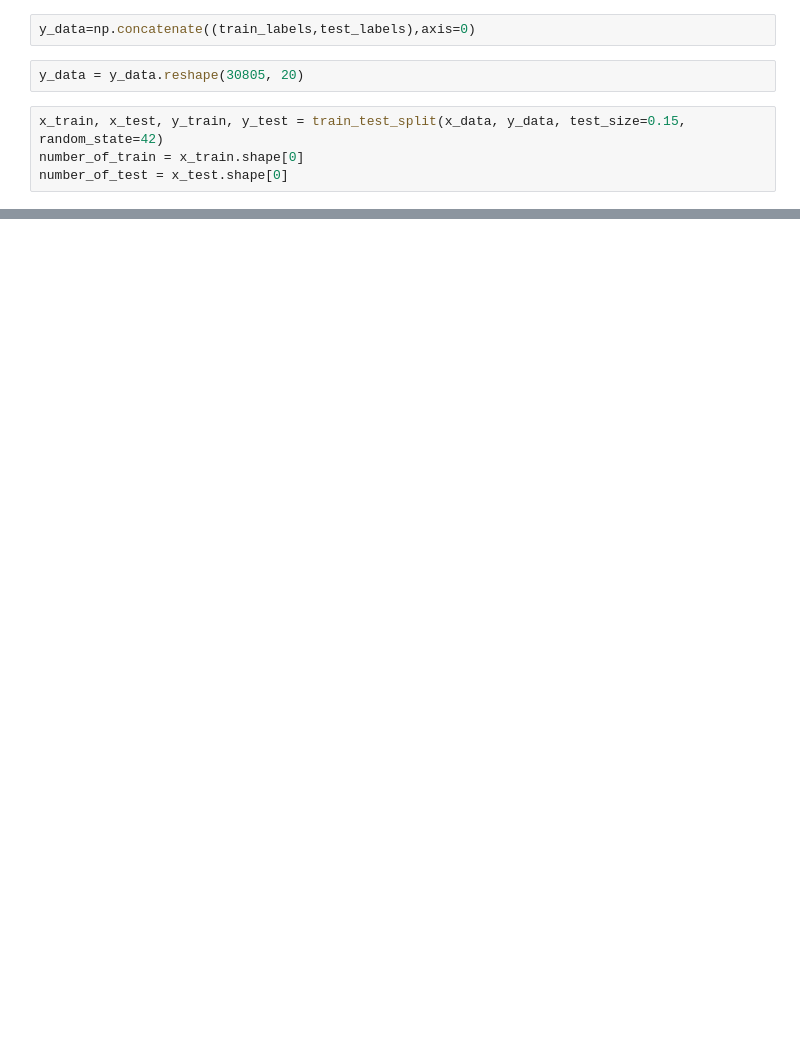
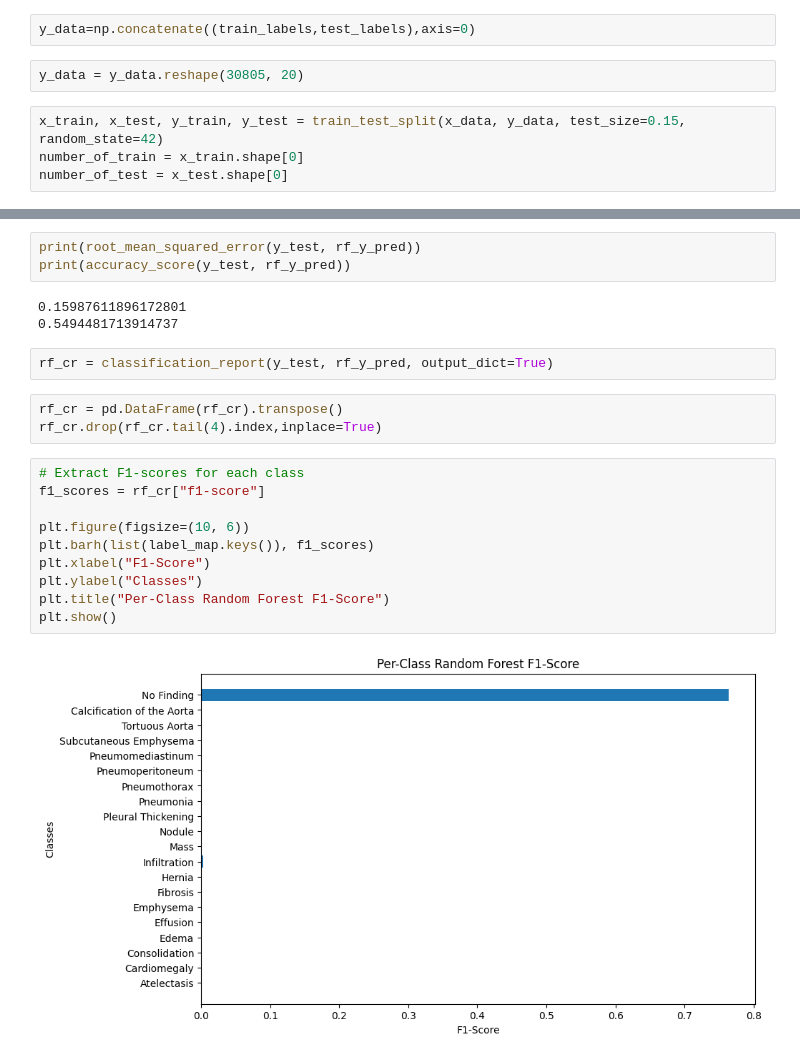
Before and after one commit to vagmi20/DS541-Project-ImageSegmentation, a Jupyter notebook: baseline/baseline_logistic.ipynb, the cells around one changed output, grey strips where cells are left out. Cells and saved outputs as stored; diff of their text form; blank space fills up the shorter version.

```diff
--- a/baseline/baseline_logistic.ipynb
+++ b/baseline/baseline_logistic.ipynb
@@ -174,0 +178,23 @@ np.float64(0.15963961106674884)
+# %%
+print(root_mean_squared_error(y_test, rf_y_pred))
+print(accuracy_score(y_test, rf_y_pred))
+# %% [output]
+0.15987611896172801
+0.5494481713914737
+# %%
+rf_cr = classification_report(y_test, rf_y_pred, output_dict=True)
+# %%
+rf_cr = pd.DataFrame(rf_cr).transpose()
+rf_cr.drop(rf_cr.tail(4).index,inplace=True)
+# %%
+# Extract F1-scores for each class
+f1_scores = rf_cr["f1-score"]
+
+plt.figure(figsize=(10, 6))
+plt.barh(list(label_map.keys()), f1_scores)
+plt.xlabel("F1-Score")
+plt.ylabel("Classes")
+plt.title("Per-Class Random Forest F1-Score")
+plt.show()
+# %% [output]
+[figure, added]
```
Also changed, not shown: parts of 35 cells of this notebook, 13 other files.
